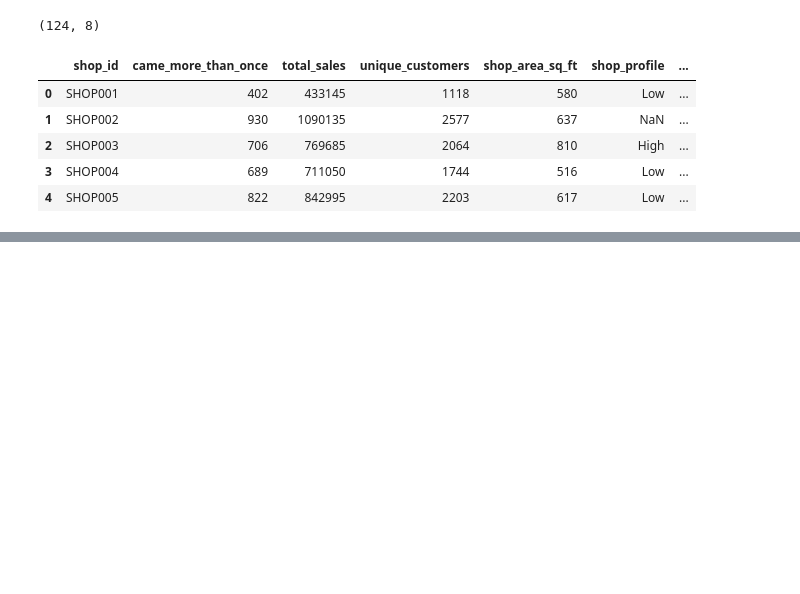
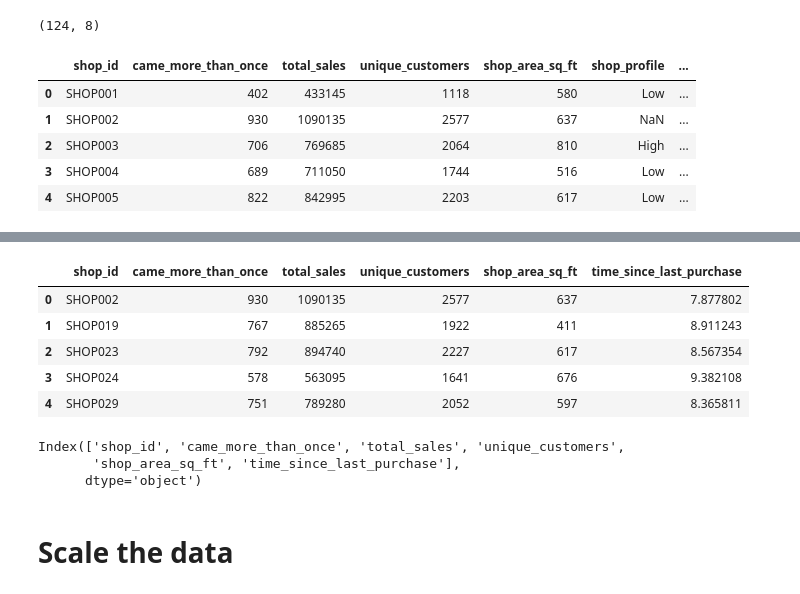
Before and after one commit to joelsathi/DataStorm-4.0-BrainLeftException, a Jupyter notebook: competition-notebook.ipynb, the cells around one changed output, grey strips where cells are left out. Drawn from its saved outputs; the diff is of its cells as text; code cells hidden in the pictures; blank space fills up the shorter version.

```diff
--- a/competition-notebook.ipynb
+++ b/competition-notebook.ipynb
@@ -469,0 +532,15 @@ store_info_data = customer_visit_df.copy(deep=True)
+# %%
+test_x.head()
+# %% [output]
+|  | shop_id | came_more_than_once | total_sales | unique_customers | shop_area_sq_ft | time_since_last_purchase |
+| 0 | SHOP002 | 930 | 1090135 | 2577 | 637 | 7.877802 |
+| 1 | SHOP019 | 767 | 885265 | 1922 | 411 | 8.911243 |
+| 2 | SHOP023 | 792 | 894740 | 2227 | 617 | 8.567354 |
+| 3 | SHOP024 | 578 | 563095 | 1641 | 676 | 9.382108 |
+| 4 | SHOP029 | 751 | 789280 | 2052 | 597 | 8.365811 |
+# %%
+train_x.columns
+# %% [output]
+Index(['shop_id', 'came_more_than_once', 'total_sales', 'unique_customers',
+       'shop_area_sq_ft', 'time_since_last_purchase'],
+      dtype='object')
@@ -469,0 +555,2 @@ store_info_data = customer_visit_df.copy(deep=True)
+# %% [markdown]
+# Scale the data
```
Also changed, not shown: parts of 42 cells of this notebook.
